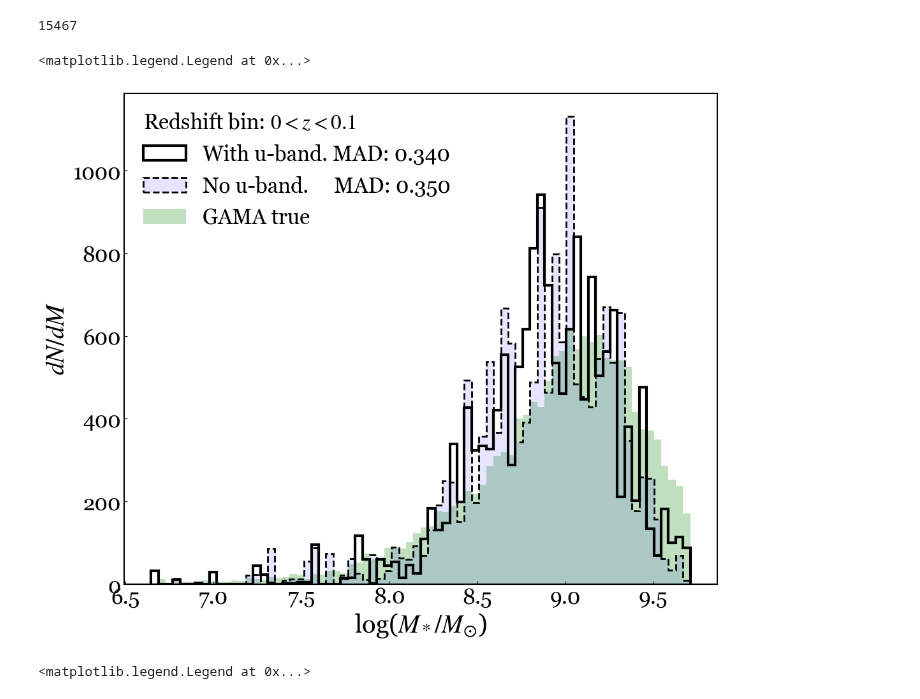
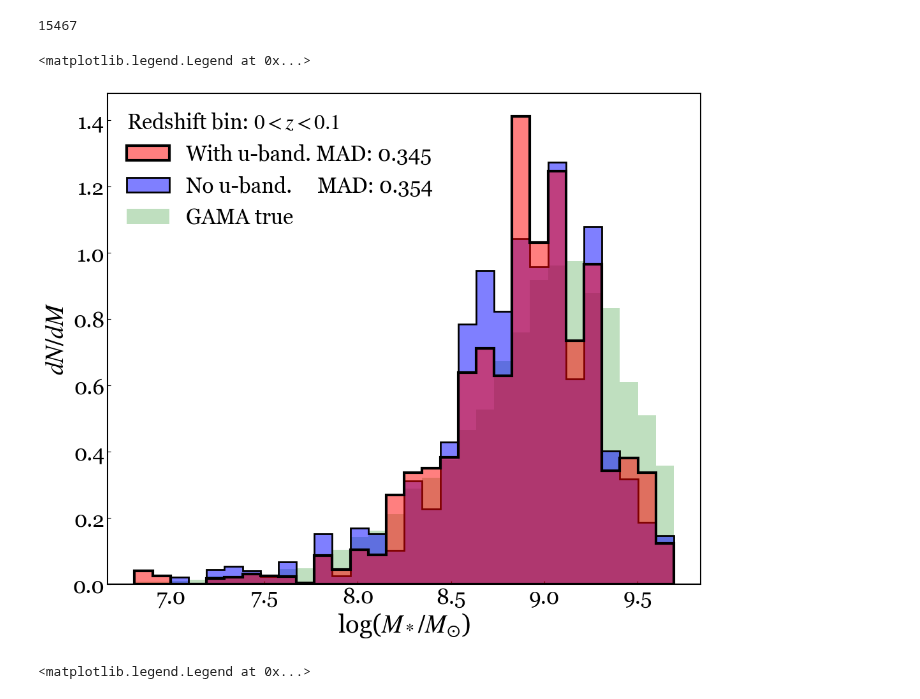
Before and after one commit to lsajkov/strw_mpdg, a Jupyter notebook: compare_u_band.ipynb, the cells around one changed output. Saved outputs shown, nothing was run; the diff lists cells and outputs as text; code cells hidden in the pictures.

Commit message:
made comparison plots

```diff
--- a/compare_u_band.ipynb
+++ b/compare_u_band.ipynb
@@ -367,37 +367,38 @@ np.sum(~np.isnan(mstar_pred_no_u))
 # %%
 fig = plt.figure(figsize = (12, 10))
 ax = fig.add_subplot()
 
 MAD_u = np.nansum(np.abs(SOM_u.labeling_data[:, SOM_u.data_dim] - mstar_pred_u))/\
          np.sum(~np.isnan(mstar_pred_u))
 
 MAD_no_u = np.nansum(np.abs(SOM_no_u.labeling_data[:, SOM_no_u.data_dim] - mstar_pred_no_u))/\
             np.sum(~np.isnan(mstar_pred_no_u))
 
-bins = ax.hist(mstar_pred_u, bins = 'auto',
-        histtype = 'step', edgecolor = 'black', linewidth = 3,
+bins = ax.hist(mstar_pred_u, bins = 30, density = True,
+        histtype = 'stepfilled', edgecolor = 'black', linewidth = 3,
+        facecolor = ('red', 0.5),
         label = f'With u-band. MAD: {MAD_u:.3f}', zorder = 99)[1]
 
-ax.hist(mstar_pred_no_u, bins = bins,
-        histtype = 'stepfilled', edgecolor = 'black', linestyle = '--', linewidth = 2,
-        facecolor = ('blue', 0.10),
+ax.hist(mstar_pred_no_u, bins = bins, density = True,
+        histtype = 'stepfilled', edgecolor = 'black', linewidth = 2,
+        facecolor = ('blue', 0.5),
         label = f'No u-band.     MAD: {MAD_no_u:.3f}')
 
 ax.hist(SOM_u.labeling_data[:, SOM_u.data_dim],
-        bins = bins, zorder = 0,
+        bins = bins, density = True, zorder = 0,
         facecolor = ('green', 0.25),
         label = 'GAMA true')
 
 
 ax.set_xlabel('log($M_*/M_{\odot}$)')
 ax.set_ylabel('$dN/dM$')
 
 ax.legend(frameon = False,
           title = 'Redshift bin: $0<z<0.1$',
           alignment = 'left')
 # %% [output]
 <matplotlib.legend.Legend at 0x...>
-[figure, old version]
+[figure, new version]
 # %%
 fig = plt.figure(figsize = (12, 10))
 ax = fig.add_subplot()
```
Also changed, not shown: parts of 2 cells of this notebook.
